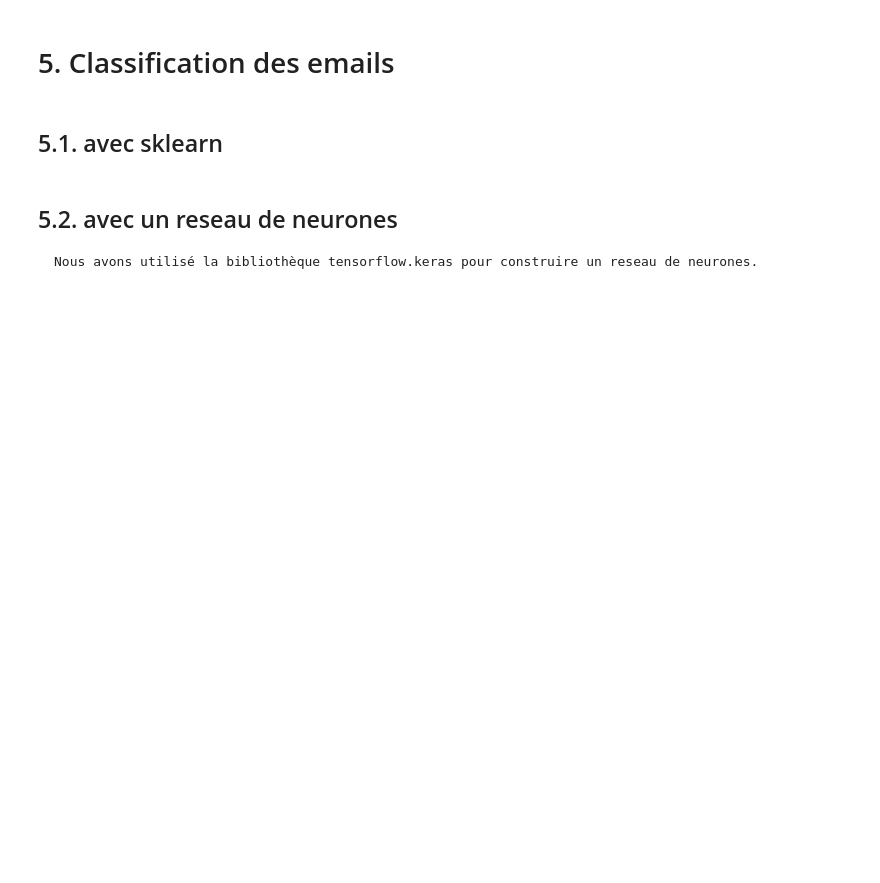
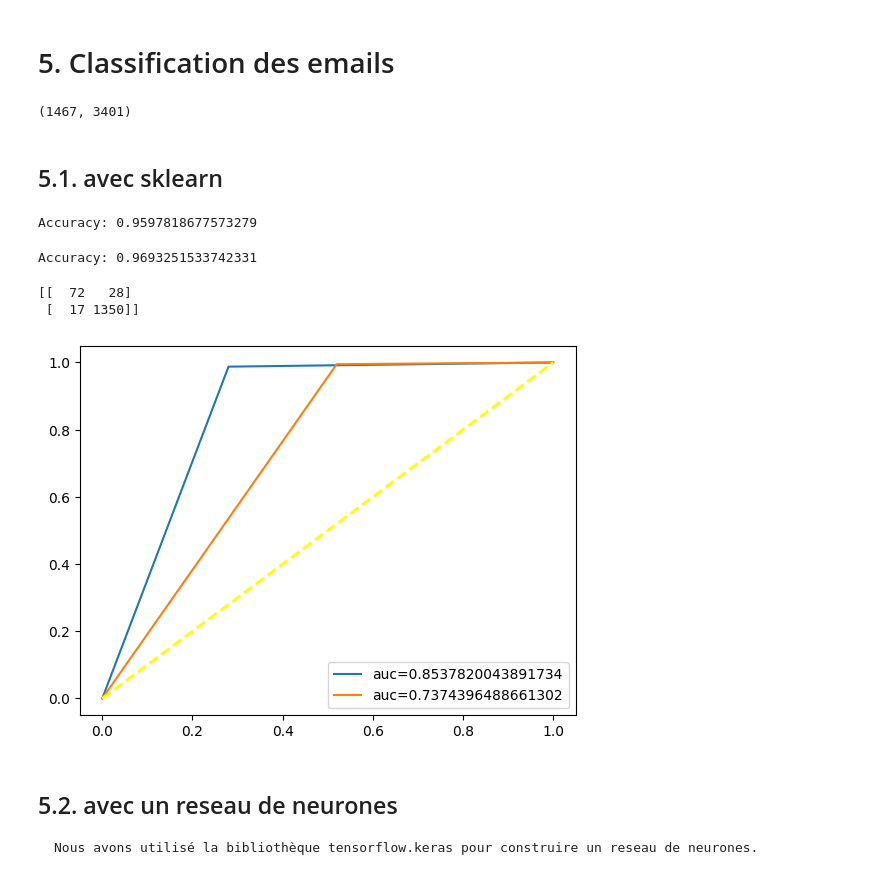
Before and after one commit to abdennour-touat/spam-detector, a Jupyter notebook: main.ipynb, the cells around one changed output. Cells and saved outputs as stored; diff of their text form; code cells hidden in the pictures; blank space fills up the shorter version.

```diff
--- a/main.ipynb
+++ b/main.ipynb
@@ -252,8 +272,57 @@ def gen_carcateristic(X, vocab):
     return X_matrix
 # %% [markdown]
 # 5. Classification des emails
+# %%
+# split the data into train and test
+
+X_train, X_test, y_train, y_test = train_test_split(X, Y, test_size=0.35, random_state=42)
+# %%
+X_train_matrix = gen_carcateristic(X_train, vocab_words)
+X_test_matrix = gen_carcateristic(X_test, vocab_words)
+X_test_matrix.shape
+# %% [output]
+(1467, 3401)
 # %% [markdown]
 ## 5.1. avec sklearn
+# %%
+model = KNeighborsClassifier(n_neighbors=3)
+model.fit(X_train_matrix, y_train)
+y_pred_kn = model.predict(X_test_matrix)
+print("Accuracy:", metrics.accuracy_score(y_test, y_pred_kn))
+# %% [output]
+Accuracy: 0.9597818677573279
+# %%
+# svm
+svmModel = svm.SVC(kernel="linear")
+svmModel.fit(X_train_matrix, y_train)
+
+y_pred_svm = svmModel.predict(X_test_matrix)
+print("Accuracy:", metrics.accuracy_score(y_test, y_pred_svm))
+# %% [output]
+Accuracy: 0.9693251533742331
+# %%
+# confusion matrix
+cm = confusion_matrix(y_test, y_pred_svm)
+print(cm)
+# %% [output]
+[[  72   28]
+ [  17 1350]]
+# %%
+# roc curve for knn and svm
+from sklearn.metrics import roc_auc_score, roc_curve
+
+fpr, tpr, thresholds = roc_curve(y_test, y_pred_svm)
+fprkn, tprkn, thresholdskn = roc_curve(y_test, y_pred_kn)
+auc = roc_auc_score(y_test, y_pred_svm)
+auc_kn = roc_auc_score(y_test, y_pred_kn)
+
+plt.plot(fpr, tpr, label="auc="+str(auc))
+plt.plot(fprkn, tprkn, label="auc="+str(auc_kn))
+plt.plot([0, 1], [0, 1], color='yellow', lw=2, linestyle='--')
+plt.legend(loc=4)
+plt.show()
+# %% [output]
+[figure, added]
 # %% [markdown]
 ## 5.2. avec un reseau de neurones
 
```
Also changed, not shown: parts of 7 cells of this notebook, 1 other file.
